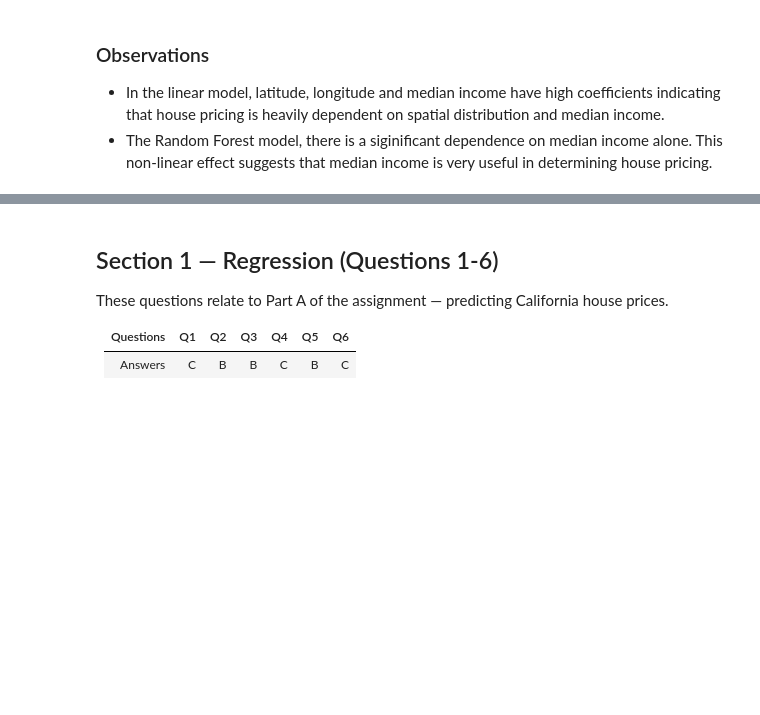
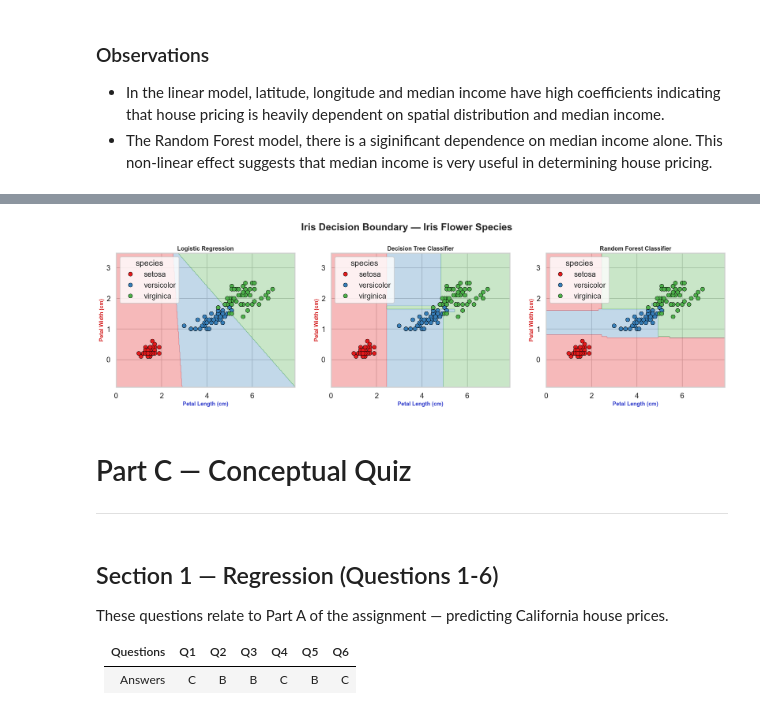
Before and after one commit to MrBQuantized/ai-ml-techyjaunt, a Jupyter notebook: 05_module-supervised-classification/assignment/Onoh_Blessing_Assignment4.ipynb, the cells around one changed output, grey strips where cells are left out. Drawn from its saved outputs; the diff is of its cells as text; code cells hidden in the pictures; blank space fills up the shorter version.

```diff
--- a/05_module-supervised-classification/assignment/Onoh_Blessing_Assignment4.ipynb
+++ b/05_module-supervised-classification/assignment/Onoh_Blessing_Assignment4.ipynb
@@ -718,0 +735,10 @@ plt.show()
+# %%
+# Plot how the best model separates classes in 2D feature space
+# We reduce to 2 features for visualization
+
+X_2d = df_iris_cleaned[['petal length (cm)', 'petal width (cm)']]
+y_2d = df_iris_cleaned['species']
+
+X_train_2d, X_test_2d, y_train_2d, y_test_2d = train_test_split(
+    X_2d, y_2d, test_size=0.2, random_state=42, stratify=y_2d
+)
@@ -719,3 +791,29 @@ plt.show()
+# %%
+# Fit each model on the same 2D feature set
+lr_2d   = LogisticRegression(max_iter=1000, random_state=42).fit(X_train_2d, y_train_2d)
+dt_2d = DecisionTreeClassifier(max_depth=5, random_state=42).fit(X_train_2d, y_train_2d)
+rf_2d   = RandomForestClassifier(random_state=42).fit(X_train_2d, y_train_2d)
+
+models_2d = {
+    "Logistic Regression": lr_2d,
+    "Decision Tree Classifier": dt_2d,
+    "Random Forest Classifier": rf_2d
+}
+
+# Apply temporary seaborn styling and presentation-styled formatting for the plots.
+with sns.axes_style("whitegrid"), sns.plotting_context("talk"):
+    fig, axes = plt.subplots(1, 3, figsize=(20, 6), dpi=120)
+
+    for ax, (name, model) in zip(axes, models_2d.items()):
+        plot_decision_boundary(model, X_2d, y_2d, name, ax=ax)
+    plt.suptitle("Iris Decision Boundary — Iris Flower Species", fontweight='bold')
+    plt.tight_layout()
+    plt.show()
+# %% [output]
+[figure, added]
+# %% [markdown]
+# Part C — Conceptual Quiz
+---
 # %% [markdown]
 ## Section 1 — Regression (Questions 1-6)
 These questions relate to Part A of the assignment — predicting California house prices.
```
Also changed, not shown: parts of 80 cells of this notebook, 4 other files.
